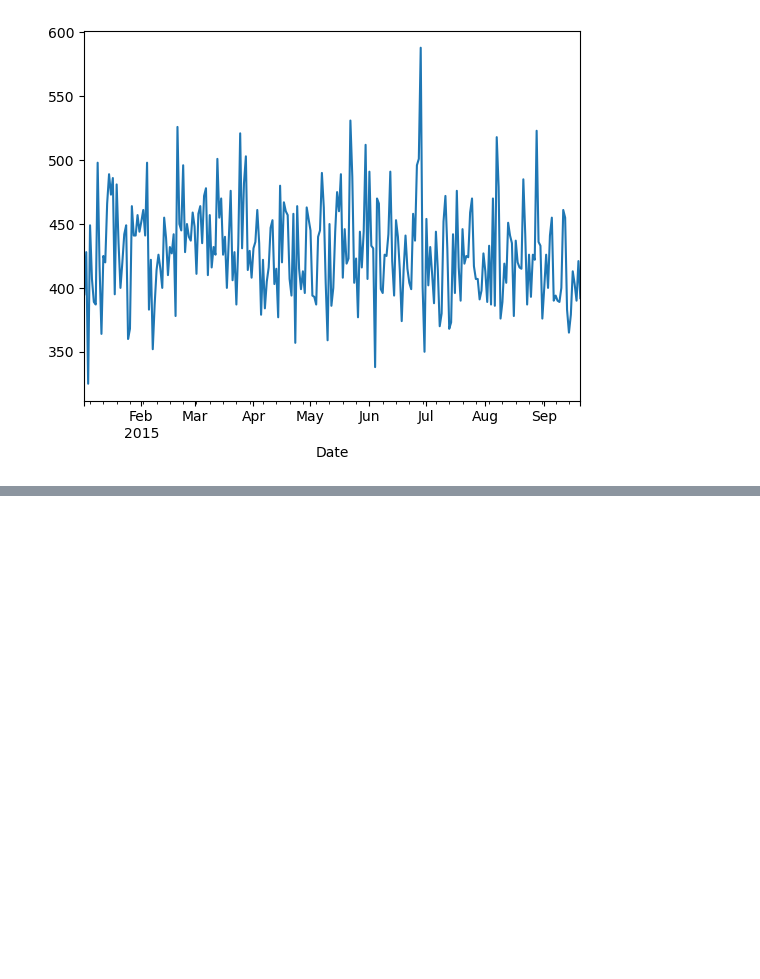
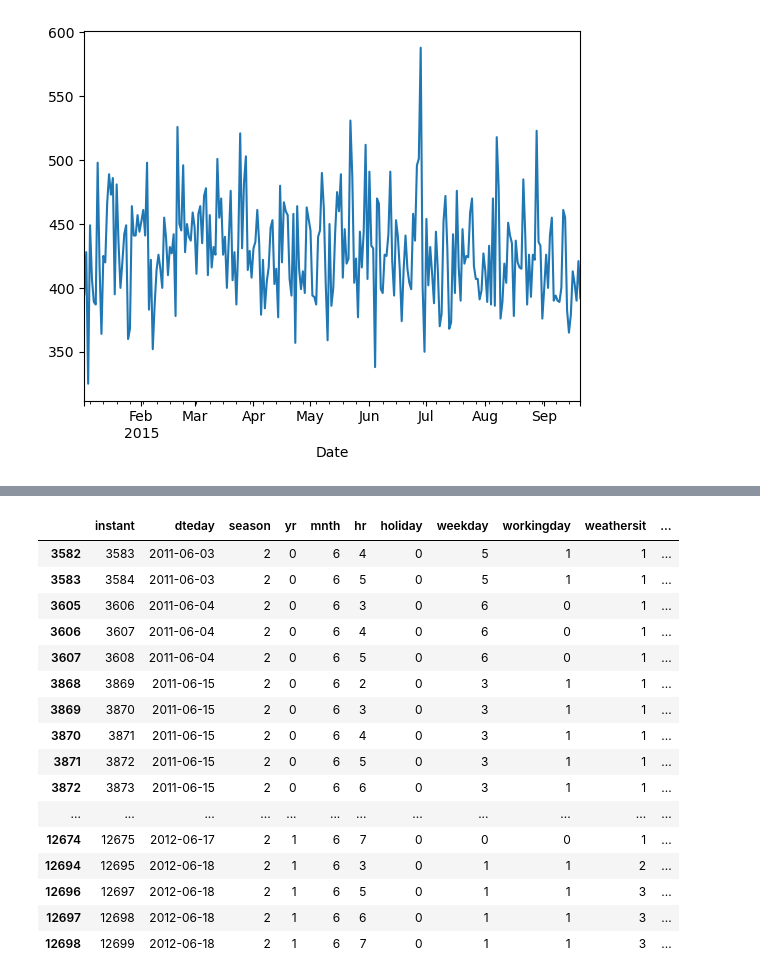
Before and after one commit to RojeshDhakal/IOD, a Jupyter notebook: Practice Lab/Revising2.ipynb, the cells around one changed output, grey strips where cells are left out. Cells and saved outputs as stored; diff of their text form; code cells hidden in the pictures; blank space fills up the shorter version.

```diff
--- a/Practice Lab/Revising2.ipynb
+++ b/Practice Lab/Revising2.ipynb
@@ -656,0 +673,20 @@ crimedata.groupby(crimedata.index).size().plot()
+# %%
+bikes[(bikes.atemp_level=='mild') & (bikes.season==2) & (bikes.mnth==6)]
+# %% [output]
+|  | instant | dteday | season | yr | mnth | hr | holiday | weekday | workingday | weathersit | ... |
+| 3582 | 3583 | 2011-06-03 | 2 | 0 | 6 | 4 | 0 | 5 | 1 | 1 | ... |
+| 3583 | 3584 | 2011-06-03 | 2 | 0 | 6 | 5 | 0 | 5 | 1 | 1 | ... |
+| 3605 | 3606 | 2011-06-04 | 2 | 0 | 6 | 3 | 0 | 6 | 0 | 1 | ... |
+| 3606 | 3607 | 2011-06-04 | 2 | 0 | 6 | 4 | 0 | 6 | 0 | 1 | ... |
+| 3607 | 3608 | 2011-06-04 | 2 | 0 | 6 | 5 | 0 | 6 | 0 | 1 | ... |
+| 3868 | 3869 | 2011-06-15 | 2 | 0 | 6 | 2 | 0 | 3 | 1 | 1 | ... |
+| 3869 | 3870 | 2011-06-15 | 2 | 0 | 6 | 3 | 0 | 3 | 1 | 1 | ... |
+| 3870 | 3871 | 2011-06-15 | 2 | 0 | 6 | 4 | 0 | 3 | 1 | 1 | ... |
+| 3871 | 3872 | 2011-06-15 | 2 | 0 | 6 | 5 | 0 | 3 | 1 | 1 | ... |
+| 3872 | 3873 | 2011-06-15 | 2 | 0 | 6 | 6 | 0 | 3 | 1 | 1 | ... |
+| ... | ... | ... | ... | ... | ... | ... | ... | ... | ... | ... | ... |
+| 12674 | 12675 | 2012-06-17 | 2 | 1 | 6 | 7 | 0 | 0 | 0 | 1 | ... |
+| 12694 | 12695 | 2012-06-18 | 2 | 1 | 6 | 3 | 0 | 1 | 1 | 2 | ... |
+| 12696 | 12697 | 2012-06-18 | 2 | 1 | 6 | 5 | 0 | 1 | 1 | 3 | ... |
+| 12697 | 12698 | 2012-06-18 | 2 | 1 | 6 | 6 | 0 | 1 | 1 | 3 | ... |
+| 12698 | 12699 | 2012-06-18 | 2 | 1 | 6 | 7 | 0 | 1 | 1 | 3 | ... |
```
Also changed, not shown: parts of 13 cells of this notebook, 12 other files.
